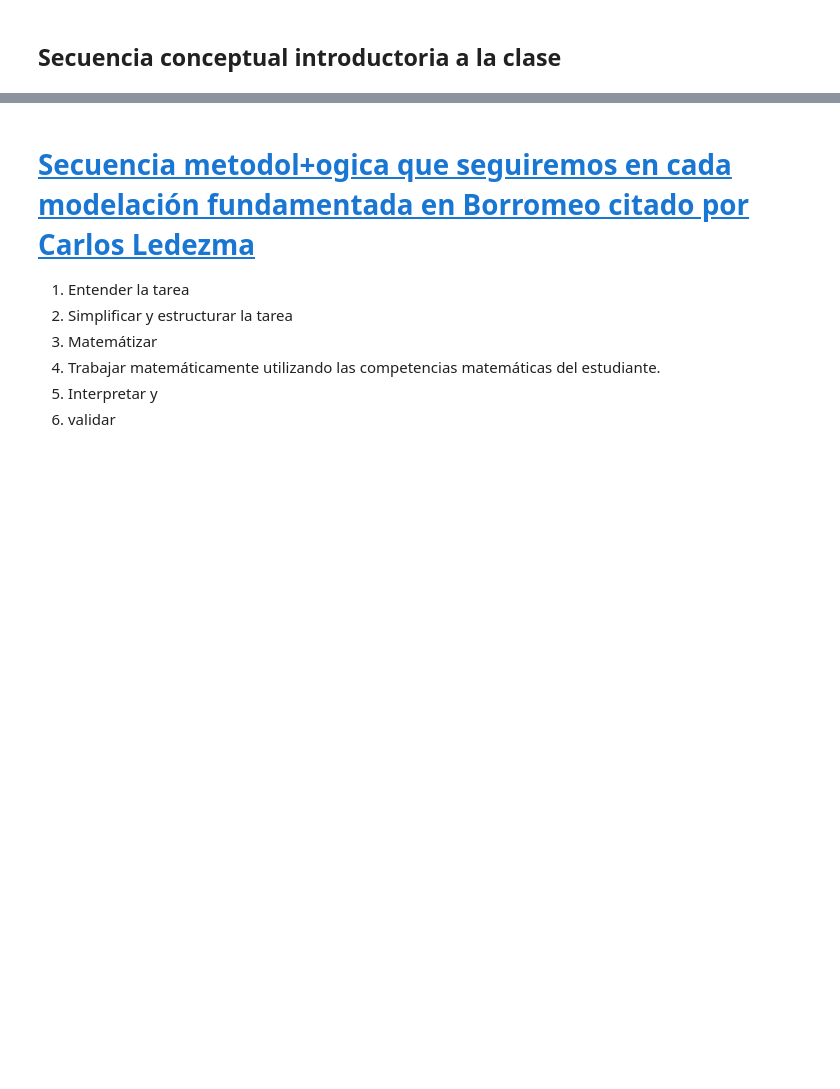
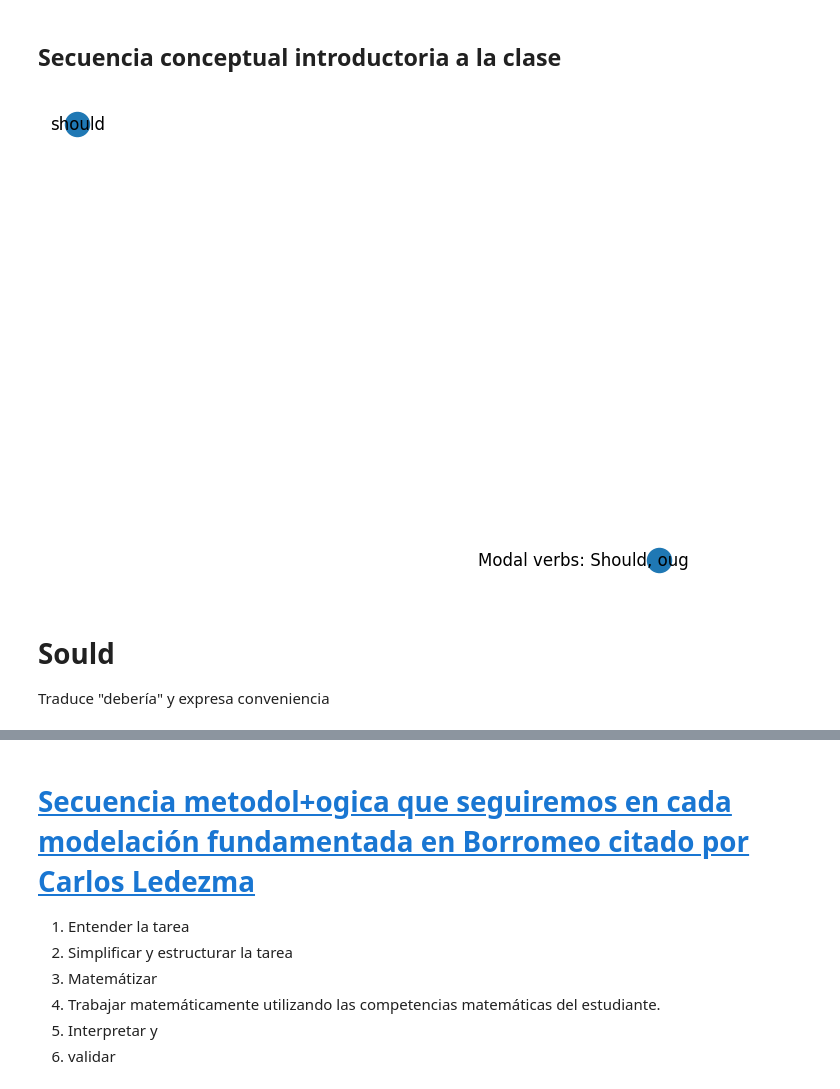
Before and after one commit to marco-canas/english_for_scientific_communication, a Jupyter notebook: A1/2_section/25_modal_verb_should_ought_to_had_better/1_modal_verb_should_ought_had_better.ipynb, the cells around one changed output, grey strips where cells are left out. Drawn from its saved outputs; the diff is of its cells as text; code cells hidden in the pictures; blank space fills up the shorter version.

```diff
--- a/A1/2_section/25_modal_verb_should_ought_to_had_better/1_modal_verb_should_ought_had_better.ipynb
+++ b/A1/2_section/25_modal_verb_should_ought_to_had_better/1_modal_verb_should_ought_had_better.ipynb
@@ -232,14 +254,27 @@ nx.draw(G, pos)
 # %%
 ## Mapa conceptual que vincula los conceptos asoaciados
 # al objetivo de aprendizaje
 
 import matplotlib.pyplot as plt
 import networkx as nx
 
 G = nx.Graph()
+# definir variables como conceptos
+c1 = 'Modal verbs: Should, ought, and had better'
+c2 = 'should'
 
-lista_de_conceptos = []
+lista_de_conceptos = [c1, c2]
 
 G.add_nodes_from(lista_de_conceptos)
 
-lista_pares_conceptos_vinculados = [(,)]
+lista_pares_conceptos_vinculados = [(c1,c2)]
+
+positions = nx.spring_layout(G)
+
+nx.draw(G, positions, with_labels = True)
+# %% [output]
+[figure, added]
+# %% [markdown]
+# Sould
+
+Traduce "debería" y expresa conveniencia
```
Also changed, not shown: parts of 5 cells of this notebook, 1 other file.
